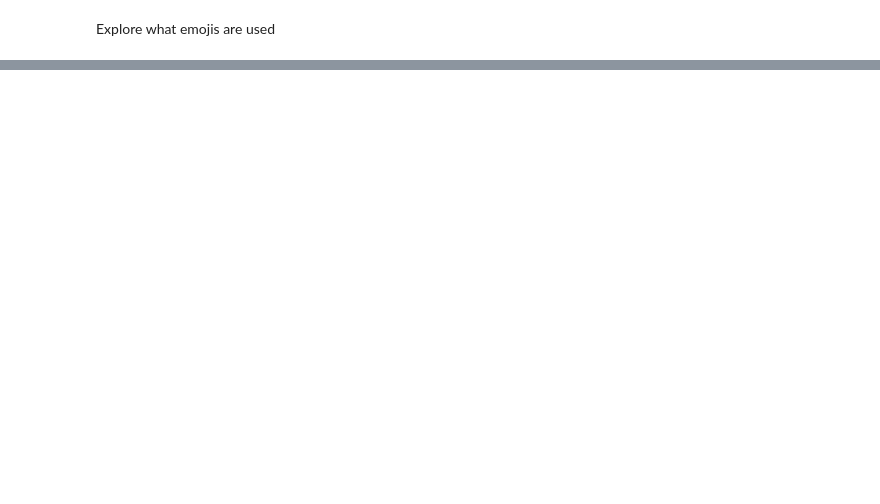
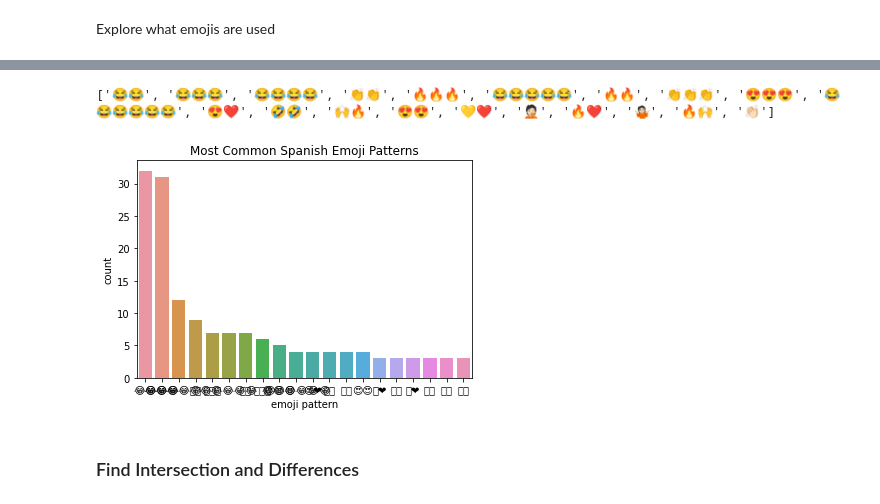
Before and after one commit to yuhsin-huang/EmojiResearch-WorldCup2022, a Jupyter notebook: 03_Data_Exploration.ipynb, the cells around one changed output, grey strips where cells are left out. Saved outputs shown, nothing was run; the diff lists cells and outputs as text; code cells hidden in the pictures; blank space fills up the shorter version.

```diff
--- a/03_Data_Exploration.ipynb
+++ b/03_Data_Exploration.ipynb
@@ -70,0 +107,8 @@ print(list(es_df_count[:20]['emoji']))
+# %%
+sns.barplot(x='emoji pattern', y = 'count', data = es_df_pattern_count[:20]).set(title='Most Common Spanish Emoji Patterns')
+print(list(es_df_pattern_count[:20]['emoji pattern']))
+# %% [output]
+['😂😂', '😂😂😂', '😂😂😂😂', '👏👏', '🔥🔥🔥', '😂😂😂😂😂', '🔥🔥', '👏👏👏', '😍😍😍', '😂😂😂😂😂😂', '😍❤', '🤣🤣', '🙌🔥', '😍😍', '💛❤', '🤦🏻', '🔥❤', '🤷🏻', '🔥🙌', '👏🏻']
+[figure, added]
+# %% [markdown]
+### Find Intersection and Differences
```
Also changed, not shown: parts of 12 cells of this notebook, 3 other files.
